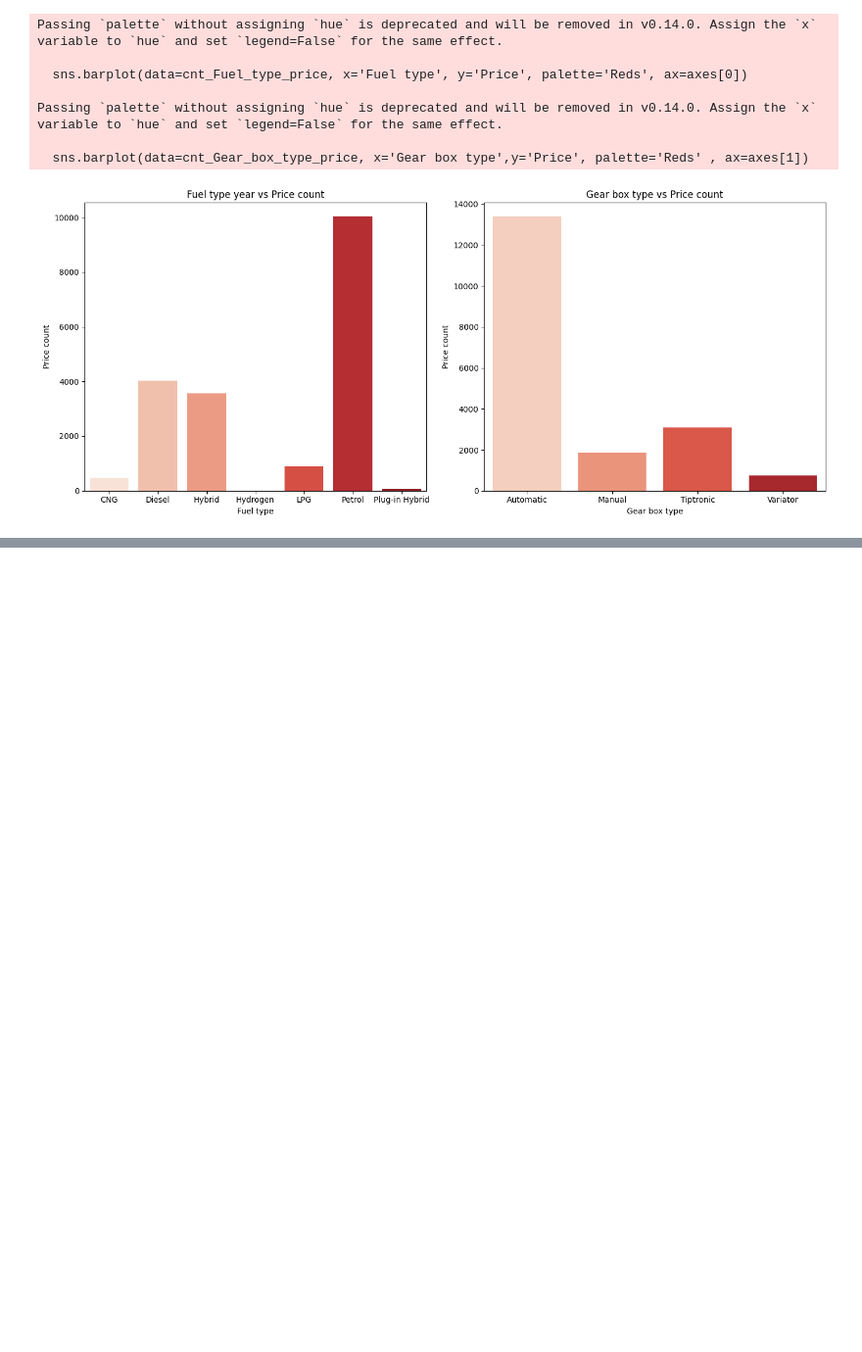
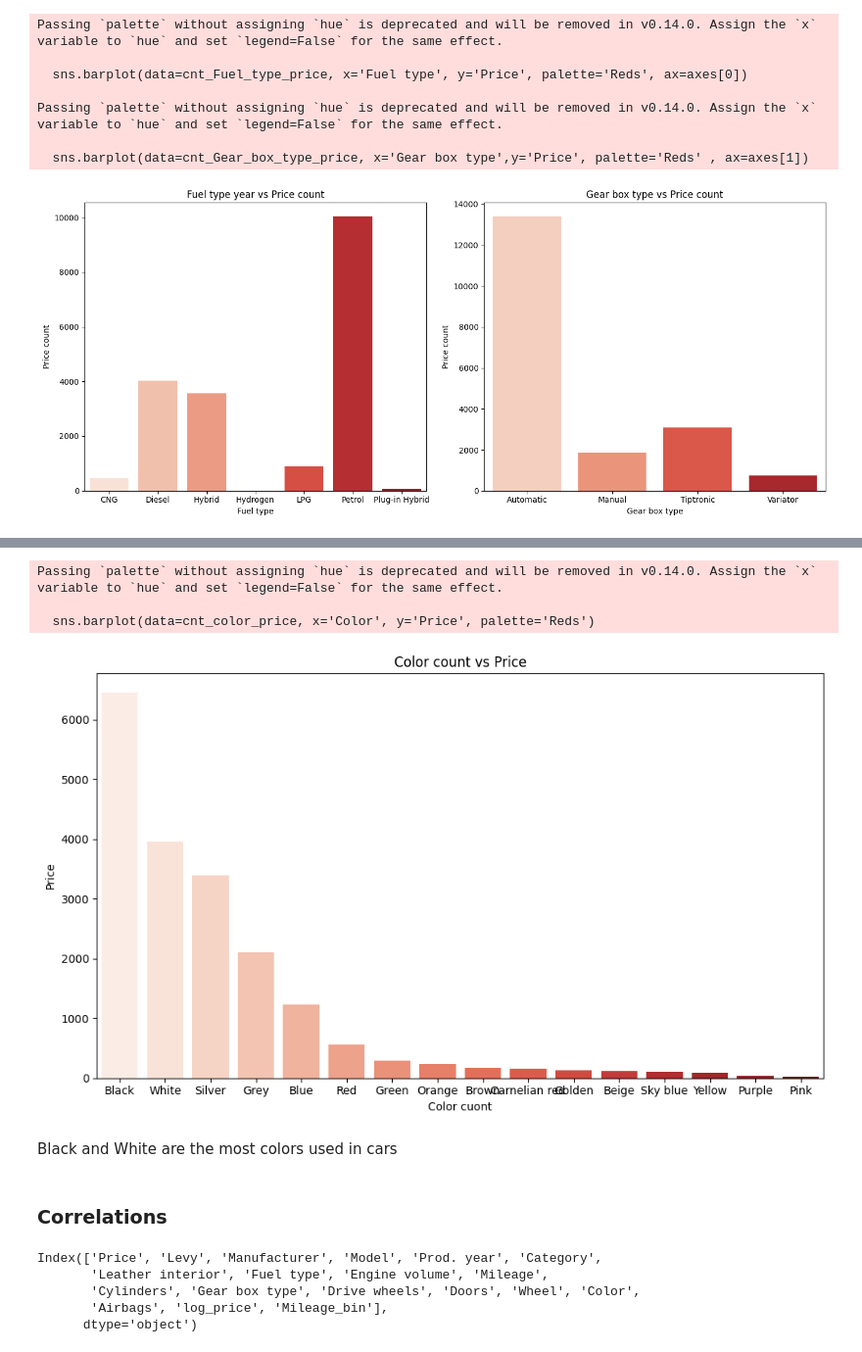
Before and after one commit to ahmeddiab1234/End-to-End-Car-Price-prediction, a Jupyter notebook: EDA.ipynb, the cells around one changed output, grey strips where cells are left out. Shown at 98% size. Drawn from its saved outputs; the diff is of its cells as text; code cells hidden in the pictures; blank space fills up the shorter version.

```diff
--- a/EDA.ipynb
+++ b/EDA.ipynb
@@ -1073,0 +1176,4 @@ Passing `palette` without assigning `hue` is deprecated and will be removed in v
+# %%
+cnt_color_price  = group_by('Color', 'count')
+cnt_color_price = cnt_color_price.sort_values(by='Price', ascending=False)
+cnt_color_price.reset_index(drop=True).style.background_gradient(cmap='Reds', subset=['Price'])
@@ -1073,0 +1198,29 @@ Passing `palette` without assigning `hue` is deprecated and will be removed in v
+# %%
+
+plt.figure(figsize=(10,6))
+
+sns.barplot(data=cnt_color_price, x='Color', y='Price', palette='Reds')
+plt.title("Color count vs Price")
+plt.xlabel("Color cuont")
+plt.ylabel("Price")
+
+
+plt.tight_layout()
+plt.show()
+# %% [output]
+Passing `palette` without assigning `hue` is deprecated and will be removed in v0.14.0. Assign the `x` variable to `hue` and set `legend=False` for the same effect.
+
+  sns.barplot(data=cnt_color_price, x='Color', y='Price', palette='Reds')
+[figure, added]
+# %% [markdown]
+Black and White are the most colors used in cars
+# %% [markdown]
+### Correlations
+# %%
+car_sales.columns
+# %% [output]
+Index(['Price', 'Levy', 'Manufacturer', 'Model', 'Prod. year', 'Category',
+       'Leather interior', 'Fuel type', 'Engine volume', 'Mileage',
+       'Cylinders', 'Gear box type', 'Drive wheels', 'Doors', 'Wheel', 'Color',
+       'Airbags', 'log_price', 'Mileage_bin'],
+      dtype='object')
```
Also changed, not shown: parts of 19 cells of this notebook.
